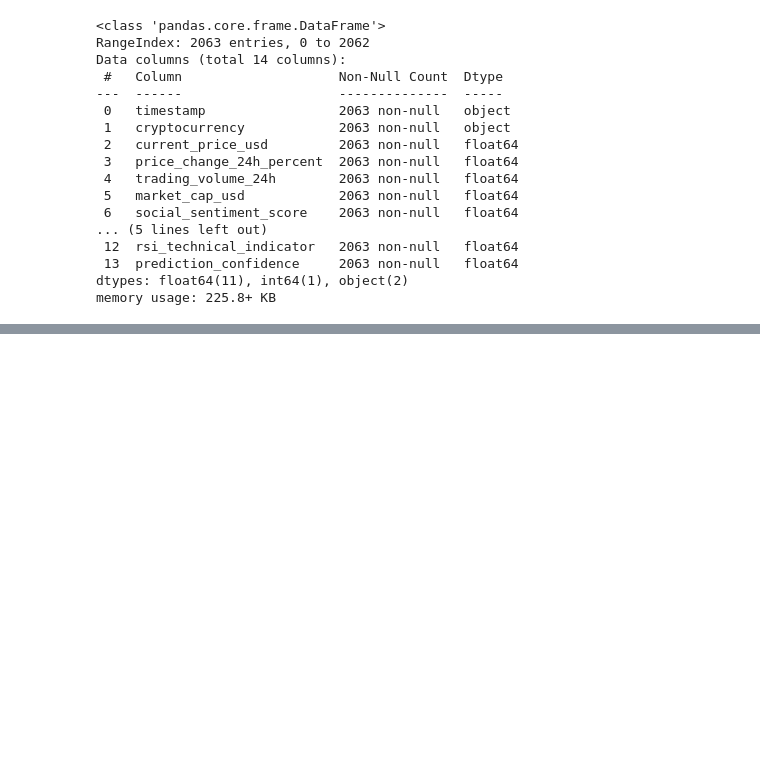
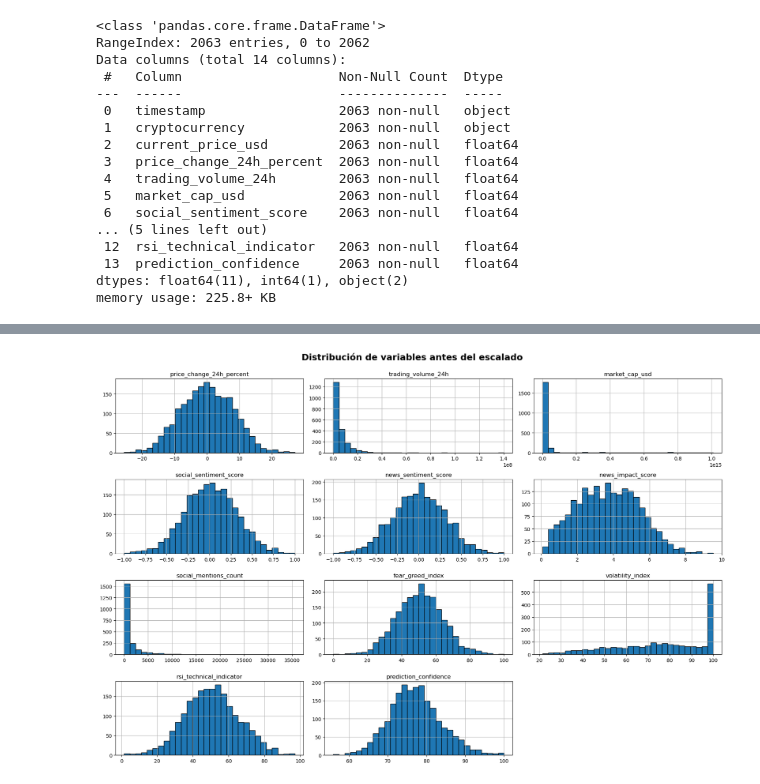
Before and after one commit to Ivan-Beltran/investigacion_manchineLearning, a Jupyter notebook: cryptocurrencyPrice.ipynb, the cells around one changed output, grey strips where cells are left out. Drawn from its saved outputs; the diff is of its cells as text; code cells hidden in the pictures; blank space fills up the shorter version.

```diff
--- a/cryptocurrencyPrice.ipynb
+++ b/cryptocurrencyPrice.ipynb
@@ -62,0 +76,7 @@ memory usage: 225.8+ KB
+# %%
+## codificar la variable cryptocurrency para que sea un int y poder proceasrla
+encoder = LabelEncoder()
+data['cryptocurrency'] = encoder.fit_transform(data['cryptocurrency'])
+
+# Ver resultados
+print(dict(zip(encoder.classes_, encoder.transform(encoder.classes_))))
@@ -62,0 +94,12 @@ memory usage: 225.8+ KB
+# %%
+### formatera fehca
+data['timestamp'] = pd.to_datetime(data['timestamp'])
+
+data['year'] = data['timestamp'].dt.year
+data['month'] = data['timestamp'].dt.month
+data['day'] = data['timestamp'].dt.day
+data['hour'] = data['timestamp'].dt.hour
+data['minute'] = data['timestamp'].dt.minute
+# %%
+### eliminar formato original de la fecha
+data.drop('timestamp', axis=1, inplace=True)
@@ -62,0 +159,42 @@ memory usage: 225.8+ KB
+# %%
+##grafica de datos antes de estandarizar
+import matplotlib.pyplot as plt
+
+columnas = [
+    "price_change_24h_percent",
+    "trading_volume_24h",
+    "market_cap_usd",
+    "social_sentiment_score",
+    "news_sentiment_score",
+    "news_impact_score",
+    "social_mentions_count",
+    "fear_greed_index",
+    "volatility_index",
+    "rsi_technical_indicator",
+    "prediction_confidence"
+]
+
+# Crear histogramas
+data[columnas].hist(
+    figsize=(18, 12),   # tamaño general
+    bins=30,            # cantidad de barras
+    edgecolor="black",  # borde de barras
+    layout=(4,3)        # filas y columnas
+)
+
+# Título general
+plt.suptitle(
+    "Distribución de variables antes del escalado",
+    fontsize=18,
+    fontweight="bold"
+)
+
+# Ajustar espacios
+plt.tight_layout()
+
+# Separar un poco el título
+plt.subplots_adjust(top=0.92)
+
+plt.show()
+# %% [output]
+[figure, added]
```
Also changed, not shown: parts of 7 cells of this notebook.
